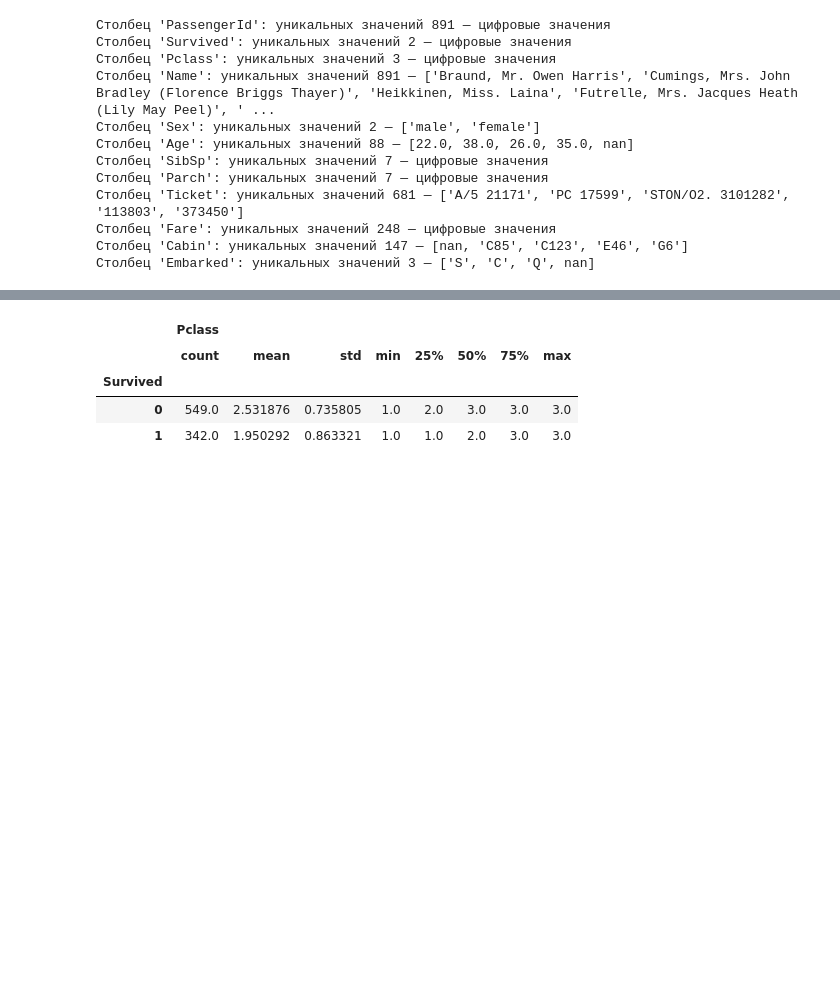
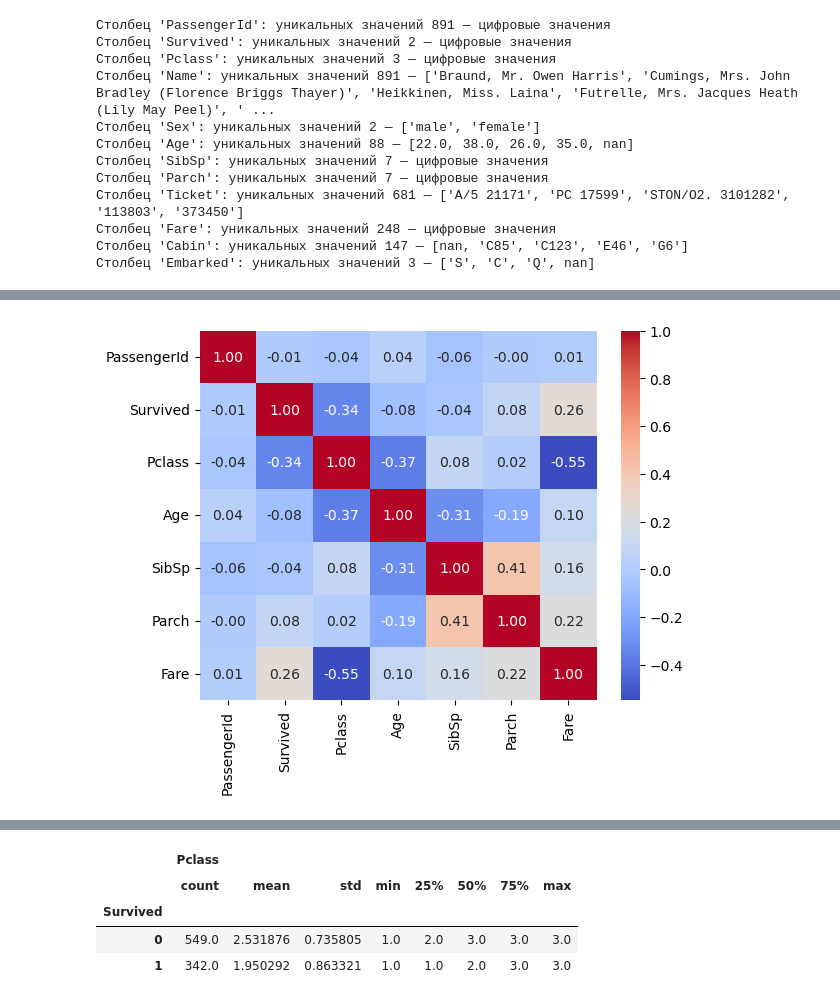
Before and after one commit to Saatarko/HomeworkDS, a Jupyter notebook: lesson8.ipynb, the cells around one changed output, grey strips where cells are left out. Cells and saved outputs as stored; diff of their text form; code cells hidden in the pictures; blank space fills up the shorter version.

```diff
--- a/lesson8.ipynb
+++ b/lesson8.ipynb
@@ -84,0 +337,5 @@ survivors.unique_count()
+# %%
+# Для числовых столбцов
+
+corr_mat = survivors.correlation_number()
+corr_mat
@@ -84,0 +351,7 @@ survivors.unique_count()
+# %%
+# Построим тепловую карту для числовых столбцов
+
+sns.heatmap(corr_mat, annot=True, cmap='coolwarm', fmt='.2f')
+plt.show()
+# %% [output]
+[figure, added]
```
Also changed, not shown: parts of 84 cells of this notebook, 1 other file.
